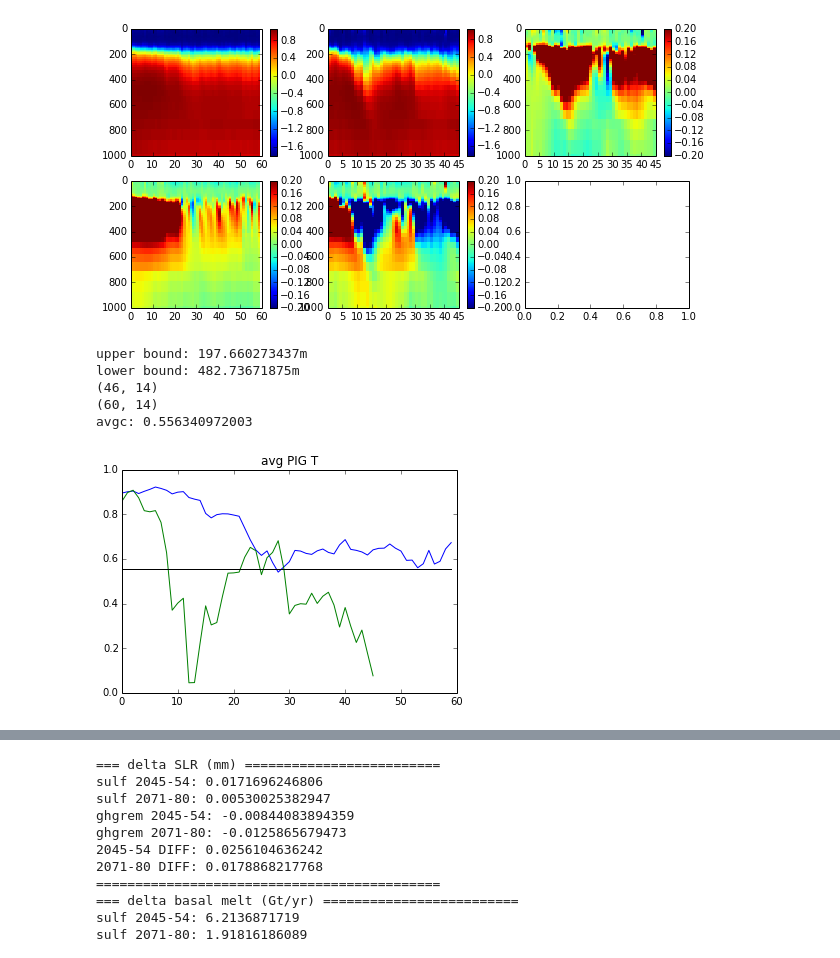
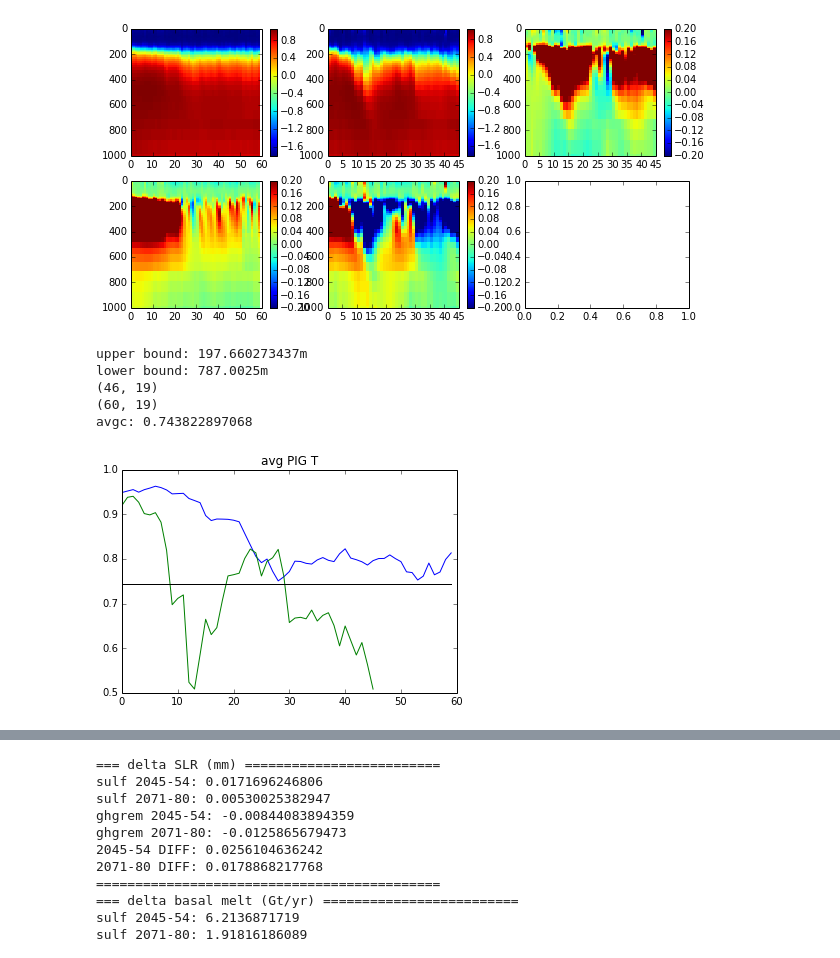
Before and after one commit to kemccusker/pyscripts, a Jupyter notebook: notebooks/ccsm4_geotimescalesfigs.ipynb, the cells around one changed output, grey strips where cells are left out. Saved outputs shown, nothing was run; the diff lists cells and outputs as text; code cells hidden in the pictures.

```diff
--- a/notebooks/ccsm4_geotimescalesfigs.ipynb
+++ b/notebooks/ccsm4_geotimescalesfigs.ipynb
@@ -663,8 +671,8 @@ dz=np.diff(zt) # cm, same as TAREA
 #print zt/100. # m # depth of midpoint of layer
 
 UB=20000; UBidx=cutl.find_nearest(zt,UB) # 300m upper bound
-#LB=80000; LBidx=cutl.find_nearest(zt,LB) # 800m (787) lower bound
-LB=50000; LBidx=cutl.find_nearest(zt,LB) # 500m lower bound
+LB=80000; LBidx=cutl.find_nearest(zt,LB) # 800m (787) lower bound
+#LB=50000; LBidx=cutl.find_nearest(zt,LB) # 500m lower bound
 
 print 'upper bound: ' + str(zt[UBidx]/100.) + 'm'
 print 'lower bound: ' + str(zt[LBidx]/100.) + 'm'
@@ -679,38 +687,38 @@ dzwgtst2=np.tile(dzwgts,(avgpig2.shape[0],1))
 
 # CONTROL: interp layers to midpoints and get sublayers
 avgpigct1shift = (avgpigct1[:,0:-1]+avgpigct1[:,1:]) / 2.
 avgpigct1shift=avgpigct1shift[:,UBidx:LBidx+1]
 avgc1=ma.average(avgpigct1shift,axis=1,weights=dzwgtst1)
 
 avgc=avgc1[0] # just need a scalar now
 
 
 # PERTS: interp layers to midpoints and get sublayers
 avgpig1shift = (avgpig1[:,0:-1]+avgpig1[:,1:]) / 2.
 avgpig2shift = (avgpig2[:,0:-1]+avgpig2[:,1:]) / 2.
 avgpig1shift=avgpig1shift[:,UBidx:LBidx+1]
 avgpig2shift=avgpig2shift[:,UBidx:LBidx+1]
 
 
 print dzwgtst2.shape
 print avgpig1shift.shape
 
 avg1=ma.average(avgpig1shift,axis=1,weights=dzwgtst1)
 avg2=ma.average(avgpig2shift,axis=1,weights=dzwgtst2)
 
 plt.figure()
 plt.plot(avg1,'b')
 plt.plot(avg2,'g')
 plt.plot(avgc1,'k')
 plt.title('avg PIG T')
 print 'avgc: ' + str(avgc)
 # %% [output]
 upper bound: 197.660273437m
-lower bound: 482.73671875m
-(46, 14)
-(60, 14)
-avgc: 0.556340972003
+lower bound: 787.0025m
+(46, 19)
+(60, 19)
+avgc: 0.743822897068
-[figure, old version]
+[figure, new version]
 # %%
 # Now do FULL ZONAL MEAN average with depth
 # avgfull1, avgfull2
```
Also changed, not shown: parts of 8 cells of this notebook.
